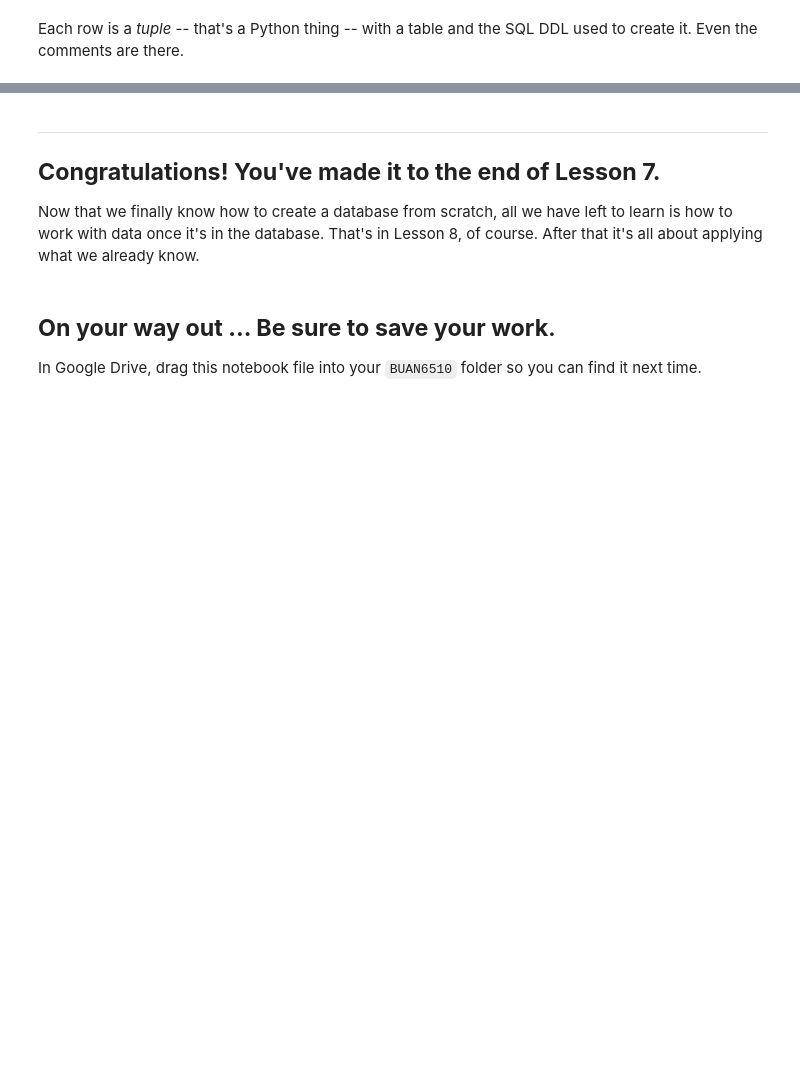
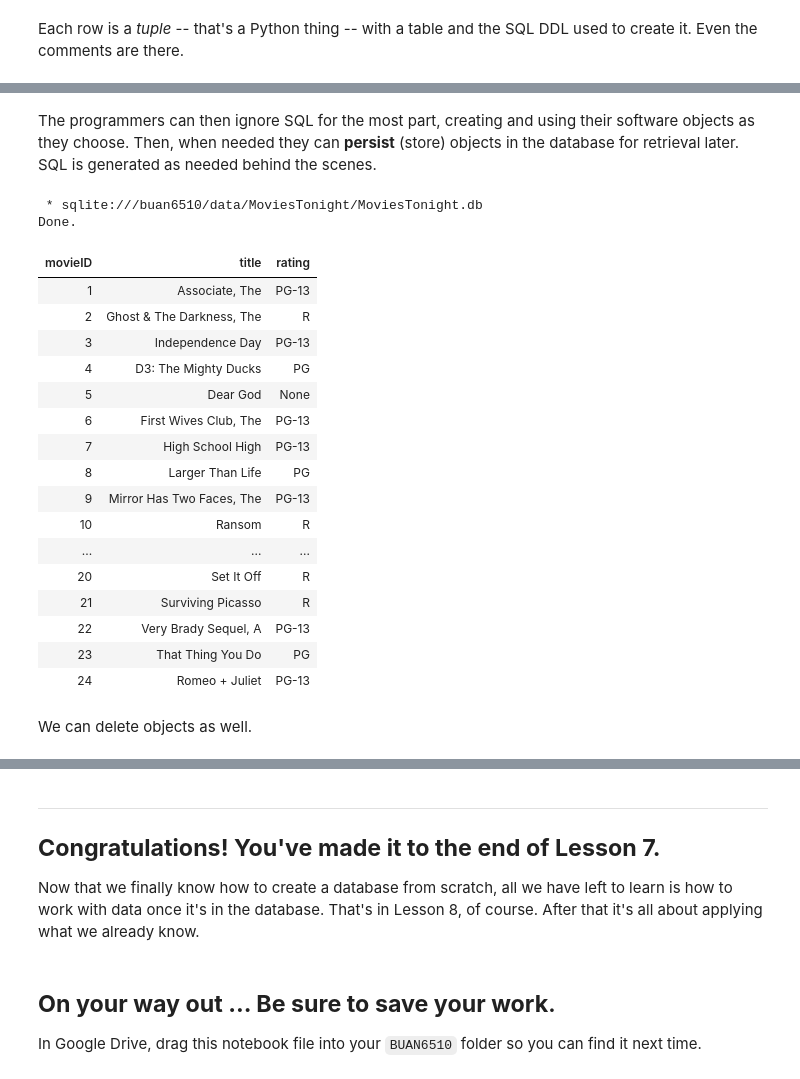
Before and after one commit to kangpyolee/DATA6510, a Jupyter notebook: L7_SQL_DDL.ipynb, the cells around one changed output, grey strips where cells are left out. Saved outputs shown, nothing was run; the diff lists cells and outputs as text; code cells hidden in the pictures; blank space fills up the shorter version.

```diff
--- a/L7_SQL_DDL.ipynb
+++ b/L7_SQL_DDL.ipynb
@@ -713,0 +670,54 @@ session.close()       # any uncommitted changes are rolled back
+# %%
+# Import sqlachemy module
+from sqlalchemy import *
+from sqlalchemy.ext.automap import automap_base
+
+# sqlalchemy creates metadata about tables by inspecting the database
+# The fancy name for this is reflection (as in describe yourself based on what you see in the mirror)
+Base = automap_base()
+Base.prepare(engine, reflect=True)
+
+# define the Python class Movie from the table metadata
+Movie = Base.classes.movies
+# %% [markdown]
+The programmers can then ignore SQL for the most part, creating and using their software objects as they choose. Then, when needed they can **persist** (store) objects in the database for retrieval later. SQL is generated as needed behind the scenes.
+# %%
+# A session object represents a series of database transactions
+from sqlalchemy.orm import sessionmaker
+Session = sessionmaker(bind=engine)
+session = Session()
+
+# create a new movie object
+movie = Movie(title='Romeo + Juliet',rating ='PG-13')
+
+# queue it up for insertion into the database; this generates a SQL query
+session.add(movie)
+
+# run the necessary SQL queries to sync the objects
+session.commit()
+# %%
+%%sql
+-- Confirm that the movie has been added
+SELECT * FROM movies;
+# %% [output]
+ * sqlite:///buan6510/data/MoviesTonight/MoviesTonight.db
+Done.
+| movieID | title | rating |
+| 1 | Associate, The | PG-13 |
+| 2 | Ghost & The Darkness, The | R |
+| 3 | Independence Day | PG-13 |
+| 4 | D3: The Mighty Ducks | PG |
+| 5 | Dear God | None |
+| 6 | First Wives Club, The | PG-13 |
+| 7 | High School High | PG-13 |
+| 8 | Larger Than Life | PG |
+| 9 | Mirror Has Two Faces, The | PG-13 |
+| 10 | Ransom | R |
+| ... | ... | ... |
+| 20 | Set It Off | R |
+| 21 | Surviving Picasso | R |
+| 22 | Very Brady Sequel, A | PG-13 |
+| 23 | That Thing You Do | PG |
+| 24 | Romeo + Juliet | PG-13 |
+# %% [markdown]
+We can delete objects as well.
```
Also changed, not shown: parts of 5 cells of this notebook.
